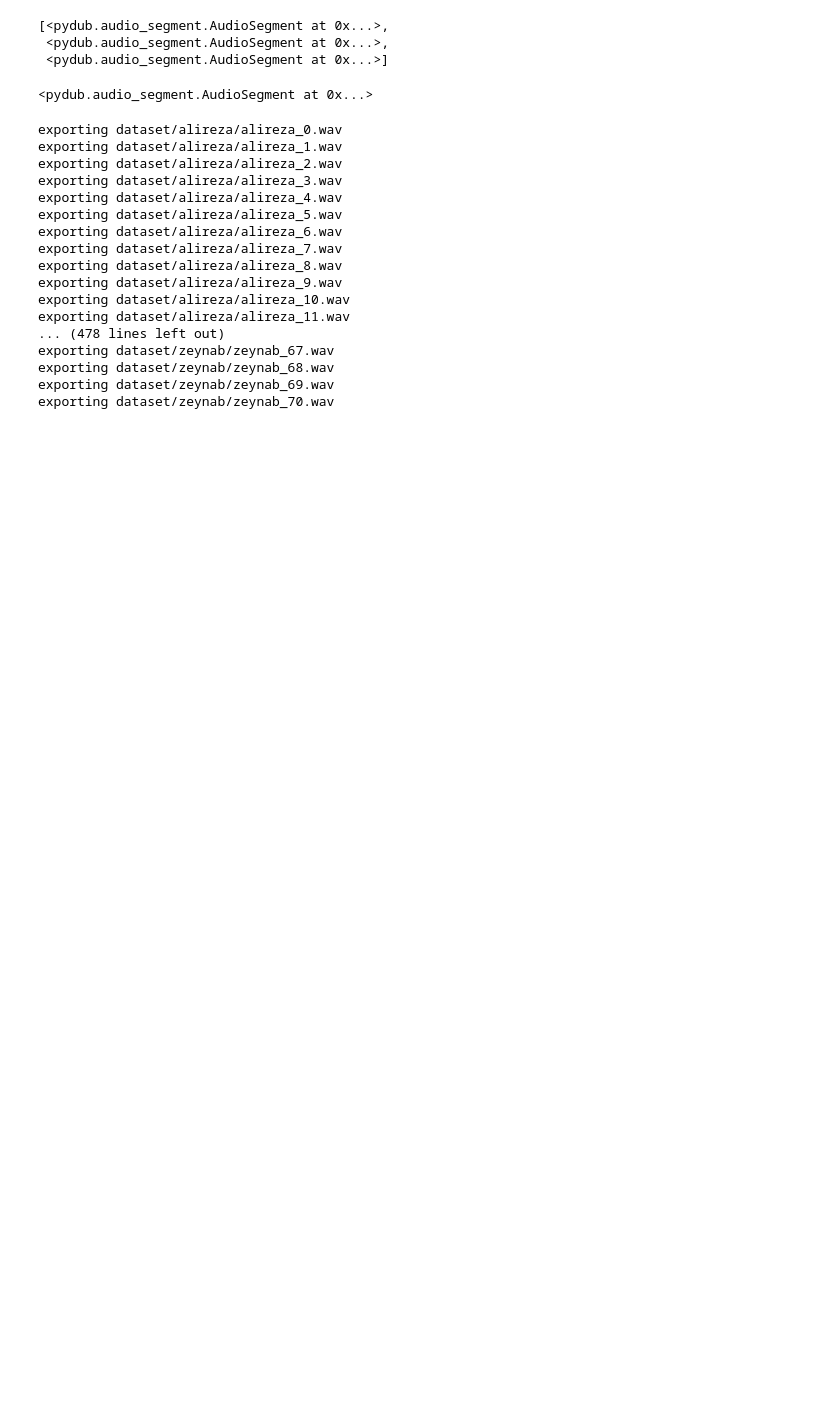
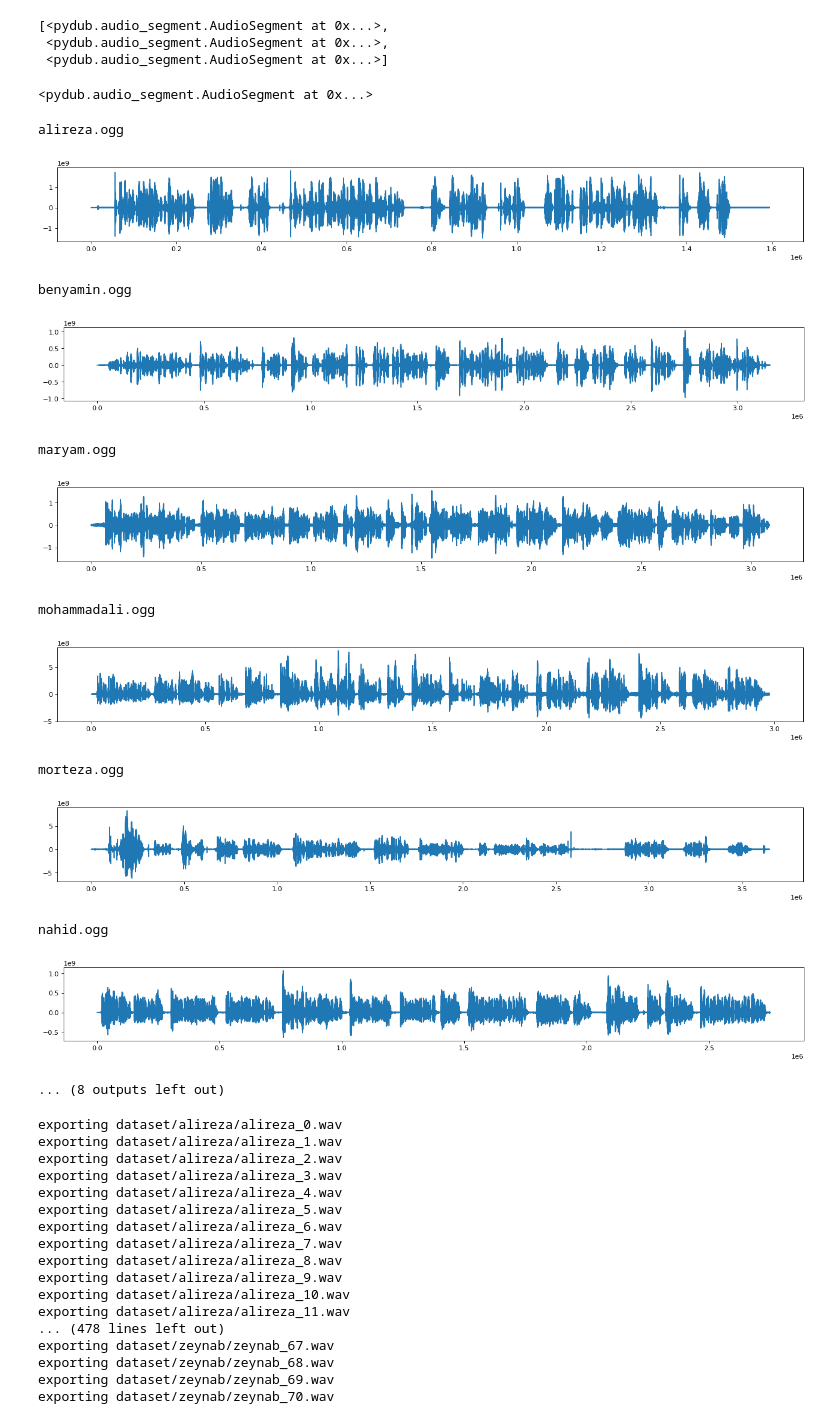
Before and after one commit to SajjadAemmi/PyLearn, a Jupyter notebook: 7.DeepLearning/CNN/4 - Audio Classification/make_dataset.ipynb, the cells around one changed output. Saved outputs shown, nothing was run; the diff lists cells and outputs as text; code cells hidden in the pictures; blank space fills up the shorter version.

```diff
--- a/7.DeepLearning/CNN/4 - Audio Classification/make_dataset.ipynb
+++ b/7.DeepLearning/CNN/4 - Audio Classification/make_dataset.ipynb
@@ -48,25 +48,42 @@ combined_audio
 # %%
 audios_raw_dir_path = "audios_raw"
 audios_remove_silence_dir_path = "audios_remove_silence"
 Path(audios_remove_silence_dir_path).mkdir(exist_ok=True)
 
 for file in os.listdir(audios_raw_dir_path):
     file_path = os.path.join(audios_raw_dir_path, file)
     audio = AudioSegment.from_file(file_path)
 
     # draw
     print(file)
     samples = audio.get_array_of_samples()
     plt.figure(figsize=(20, 2), dpi=80)
     plt.plot(samples)
     plt.show()
 
+    # Convert to 16-bit PCM
+    audio = audio.set_sample_width(2)
+
     # remove silence
     audio_chunks = split_on_silence(audio, min_silence_len = 2000, silence_thresh = -45)
     combined_audio = sum(audio_chunks)
     filename = Path(file_path).stem
     output_file_path = os.path.join(audios_remove_silence_dir_path, filename + ".wav")
     combined_audio.export(output_file_path, format="wav", bitrate="32k")
+# %% [output]
+alireza.ogg
+[figure, added]
+benyamin.ogg
+[figure, added]
+maryam.ogg
+[figure, added]
+mohammadali.ogg
+[figure, added]
+morteza.ogg
+[figure, added]
+nahid.ogg
+[figure, added]
+... (8 outputs left out)
 # %%
 audios_remove_silence_dir_path = "audios_remove_silence"
 dataset_dir_path = "dataset"
```
Also changed, not shown: 1 other file.
